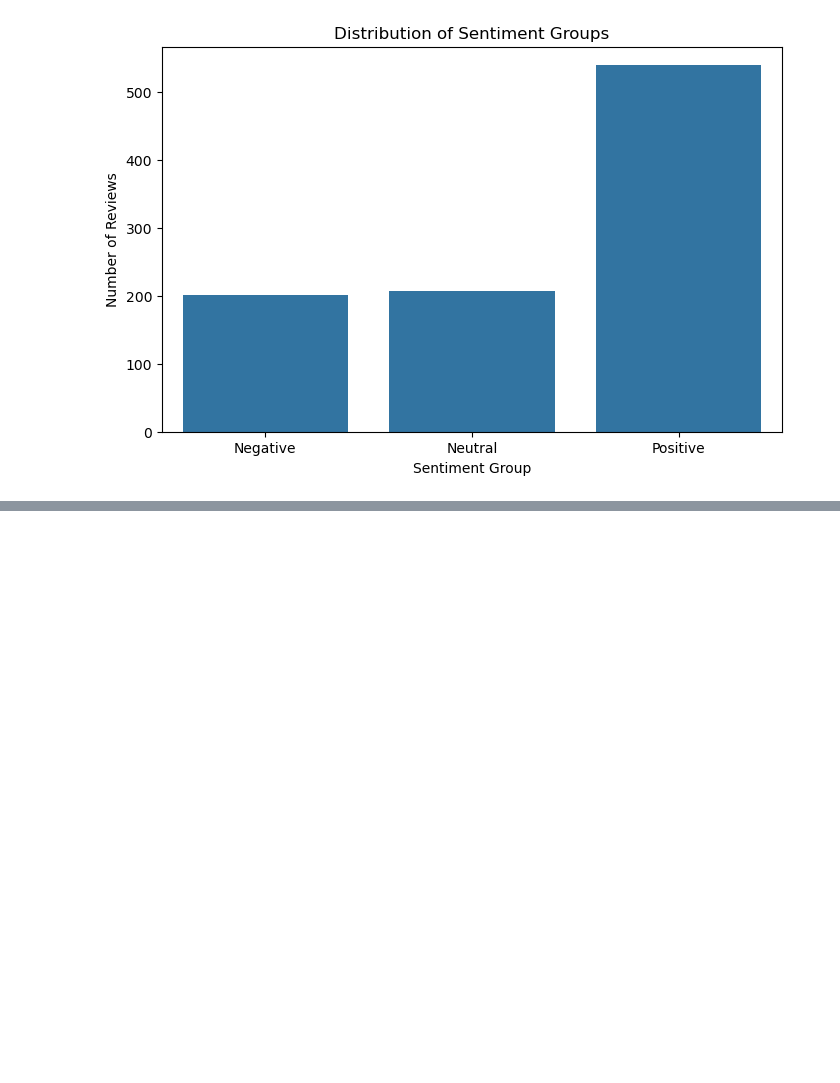
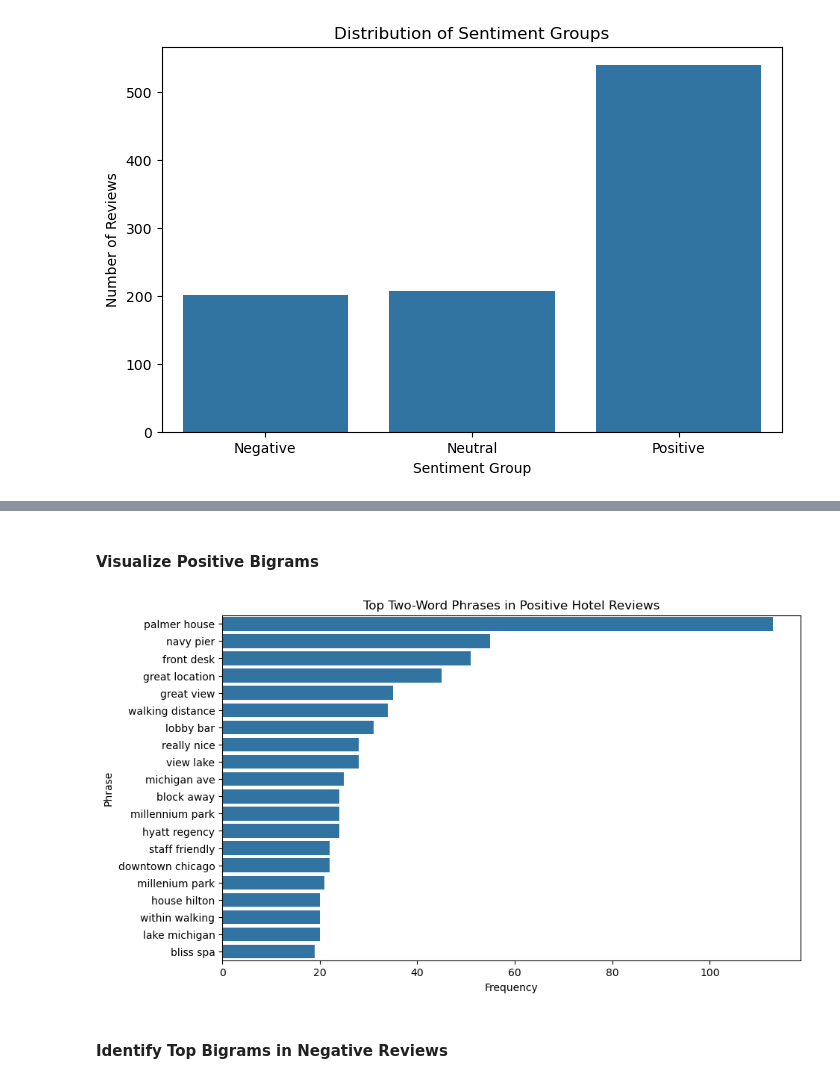
Before and after one commit to jtmcginley123/languageanalytics, a Jupyter notebook: Jackie/data-exploration.ipynb, the cells around one changed output, grey strips where cells are left out. Drawn from its saved outputs; the diff is of its cells as text; code cells hidden in the pictures; blank space fills up the shorter version.

```diff
--- a/Jackie/data-exploration.ipynb
+++ b/Jackie/data-exploration.ipynb
@@ -130,0 +303,14 @@ plt.show()
+# %%
+def get_top_ngrams(text_series, ngram_range = (2, 2), n = 20):
+    vectorizer = CountVectorizer(ngram_range = ngram_range)
+    X = vectorizer.fit_transform(text_series)
+
+    counts = X.sum(axis = 0).A1
+    phrases = vectorizer.get_feature_names_out()
+
+    phrase_freq = pd.DataFrame({
+        "phrase": phrases,
+        "count": counts
+    }).sort_values(by="count", ascending=False)
+
+    return phrase_freq.head(n)
@@ -130,0 +319,8 @@ plt.show()
+# %%
+posBigrams = get_top_ngrams(
+    positive["cleanReview"],
+    ngram_range = (2, 2),
+    n = 20
+)
+
+posBigrams
@@ -130,0 +345,13 @@ plt.show()
+# %% [markdown]
+#### Visualize Positive Bigrams
+# %%
+plt.figure(figsize = (10, 6))
+sns.barplot(data = posBigrams, x = "count", y = "phrase")
+plt.title("Top Two-Word Phrases in Positive Hotel Reviews")
+plt.xlabel("Frequency")
+plt.ylabel("Phrase")
+plt.show()
+# %% [output]
+[figure, added]
+# %% [markdown]
+#### Identify Top Bigrams in Negative Reviews
```
Also changed, not shown: parts of 29 cells of this notebook.
